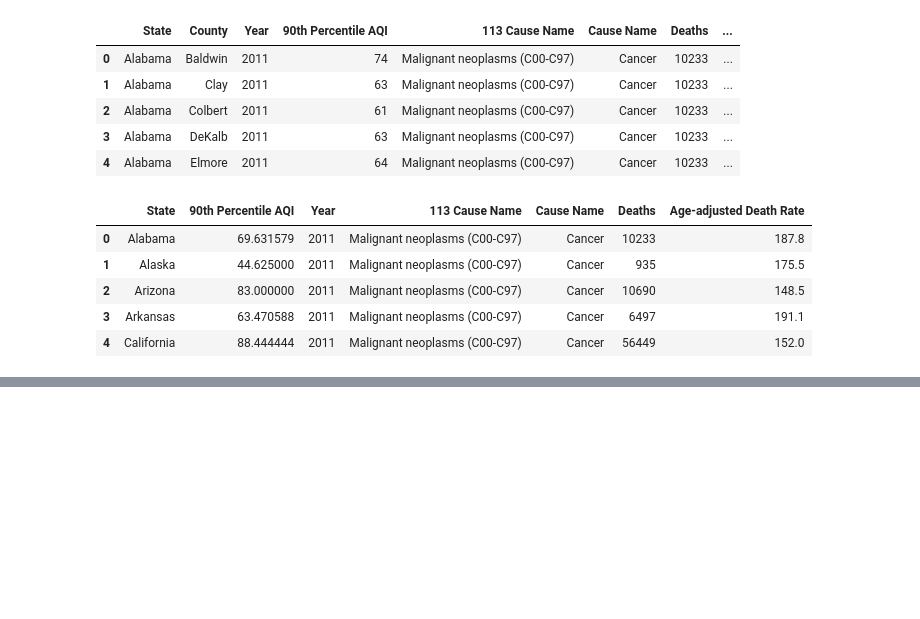
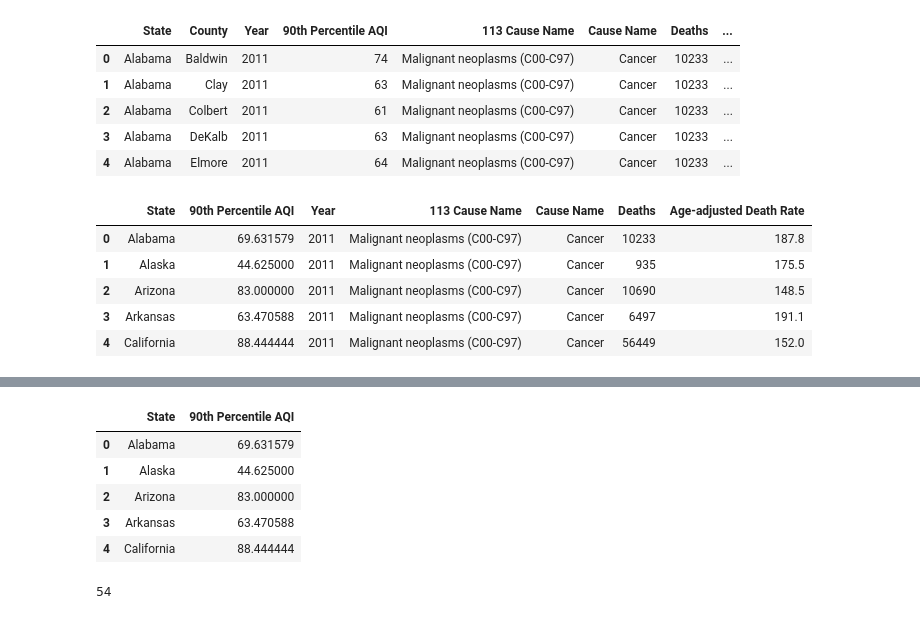
Before and after one commit to austinlittle1/ETLproject, a Jupyter notebook: etl_project.ipynb, the cells around one changed output, grey strips where cells are left out. Drawn from its saved outputs; the diff is of its cells as text; code cells hidden in the pictures; blank space fills up the shorter version.

```diff
--- a/etl_project.ipynb
+++ b/etl_project.ipynb
@@ -137,0 +433,4 @@ air_cancer_state.head()
+# %%
+air_state = air_data.groupby('State')['90th Percentile AQI'].mean()
+air_state = pd.DataFrame(air_state)
+air_state.head()
@@ -137,0 +445,15 @@ air_cancer_state.head()
+# %%
+aqi_state = air_state.reset_index()
+aqi_state.head()
+# %% [output]
+|  | State | 90th Percentile AQI |
+| 0 | Alabama | 69.631579 |
+| 1 | Alaska | 44.625000 |
+| 2 | Arizona | 83.000000 |
+| 3 | Arkansas | 63.470588 |
+| 4 | California | 88.444444 |
+# %%
+x = len(aqi_state['90th Percentile AQI'])
+x
+# %% [output]
+54
```
Also changed, not shown: parts of 28 cells of this notebook, 1 other file.
